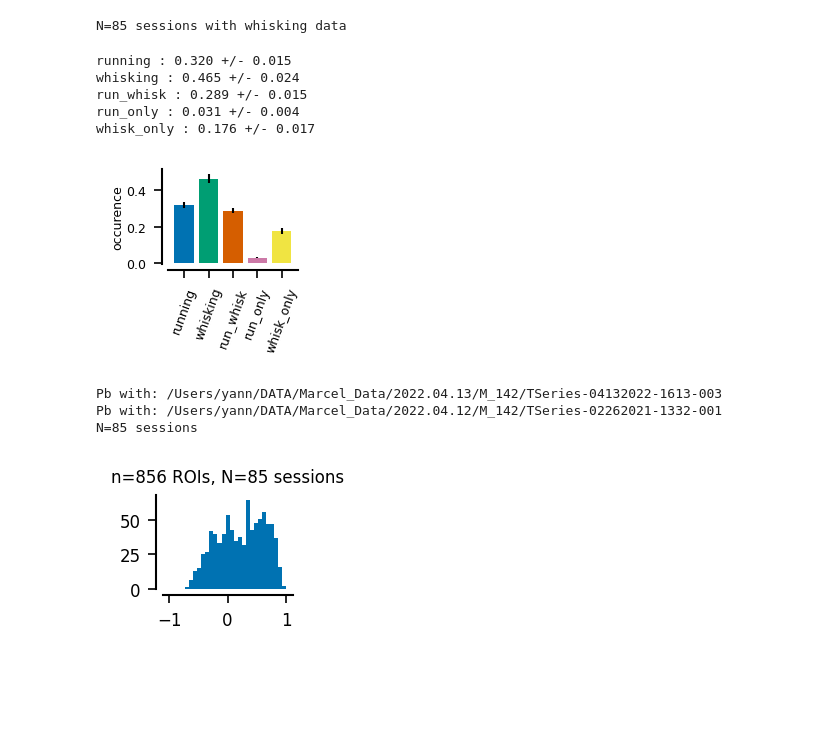
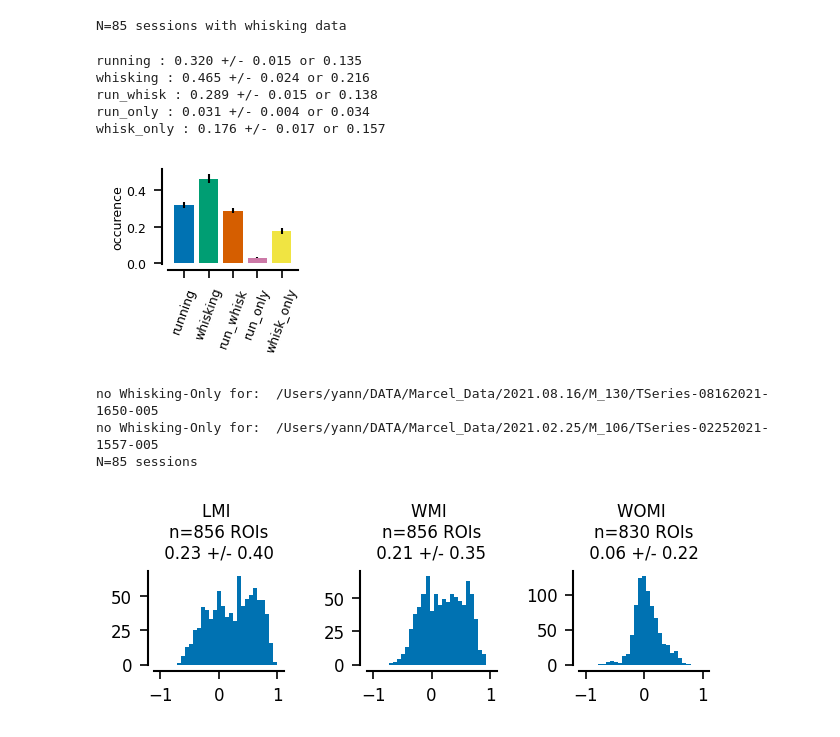
Before and after one commit to yzerlaut/Van-Velze-et-al-2024, a Jupyter notebook: Loading-Data.ipynb, the cells around one changed output. Saved outputs shown, nothing was run; the diff lists cells and outputs as text; code cells hidden in the pictures; blank space fills up the shorter version.

Commit message:
done table

```diff
--- a/Loading-Data.ipynb
+++ b/Loading-Data.ipynb
@@ -55,38 +55,48 @@ for i, f in enumerate(np.array(DATASET['folders'])[DATASET['with_whisking']]):
 from scipy import stats
 fig, ax = pt.figure()
 for i, key in enumerate(RESULTS):
-    print('%s : %.3f +/- %.3f ' % (key, np.mean(RESULTS[key]), stats.sem(RESULTS[key])))
+    print('%s : %.3f +/- %.3f or %.3f ' % (key, np.mean(RESULTS[key]), stats.sem(RESULTS[key]), np.std(RESULTS[key])))
     ax.bar([i], [np.mean(RESULTS[key])], yerr=[stats.sem(RESULTS[key])])
 pt.set_plot(ax,
             xticks = range(i+1), xticks_labels=list(RESULTS.keys()),
             fontsize=6, xticks_rotation=70, ylabel='occurence')
 # %% [output]
-running : 0.320 +/- 0.015
-whisking : 0.465 +/- 0.024
-run_whisk : 0.289 +/- 0.015
-run_only : 0.031 +/- 0.004
-whisk_only : 0.176 +/- 0.017
+running : 0.320 +/- 0.015 or 0.135
+whisking : 0.465 +/- 0.024 or 0.216
+run_whisk : 0.289 +/- 0.015 or 0.138
+run_only : 0.031 +/- 0.004 or 0.034
+whisk_only : 0.176 +/- 0.017 or 0.157
 [figure]
 # %%
-LMIs, n = [], 0
+LMIs, WMIs, WOMIs, n = [], [], [], 0
 
 for i, f in enumerate(np.array(DATASET['folders'])[DATASET['with_whisking']]):
     with open(os.path.join(f, 'Analysis_Data.pickle'), 'rb') as F:
         data = pickle.load(F)
+        if 'WMI dF' in data['table_data']:
+            WMIs += list(np.array(data['table_data']['WMI dF'], dtype=float))
+        else:
+            print('no Whisking for: ', f)
+        if 'WOMI dF' in data['table_data']:
+            WOMIs += list(np.array(data['table_data']['WOMI dF'], dtype=float))
+        else:
+            print('no Whisking-Only for: ', f)
         if 'lmi' in data:
             LMIs += data['lmi']
             n+=1
         else:
-            print('Pb with:', f)
+            print('no Locomotion for: ', f)
+
 print('N=%i sessions' % n )
 # %% [output]
-Pb with: /Users/yann/DATA/Marcel_Data/2022.04.13/M_142/TSeries-04132022-1613-003
-Pb with: /Users/yann/DATA/Marcel_Data/2022.04.12/M_142/TSeries-02262021-1332-001
+no Whisking-Only for:  /Users/yann/DATA/Marcel_Data/2021.08.16/M_130/TSeries-08162021-1650-005
+no Whisking-Only for:  /Users/yann/DATA/Marcel_Data/2021.02.25/M_106/TSeries-02252021-1557-005
 N=85 sessions
 # %%
-fig, ax = pt.figure()
-ax.hist(LMIs, bins=np.linspace(-1,1,30))
-pt.set_plot(ax, xticks=[-1,0,1],
-            title='n=%i ROIs, N=%i sessions' % (len(LMIs), n))
+fig, AX = pt.figure(axes=(3,1))
+for ax, MIs, title in zip(AX, [LMIs, WMIs, WOMIs], ['LMI', 'WMI', 'WOMI']):
+    ax.hist(MIs, bins=np.linspace(-1,1,30))
+    pt.set_plot(ax, xticks=[-1,0,1],
+                title='%s \nn=%i ROIs\n %.2f +/- %.2f ' % (title, len(MIs), np.mean(MIs), np.std(MIs)))
 # %% [output]
-[figure, old version]
+[figure, new version]
```
Also changed, not shown: parts of 3 cells of this notebook.
